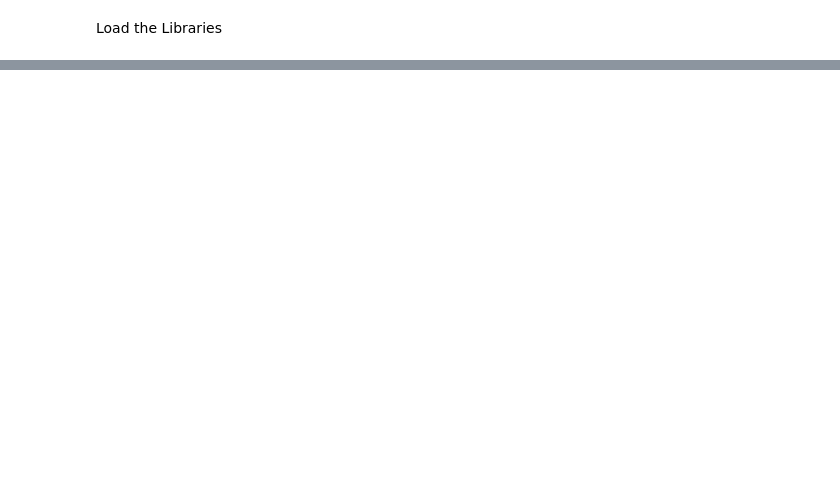
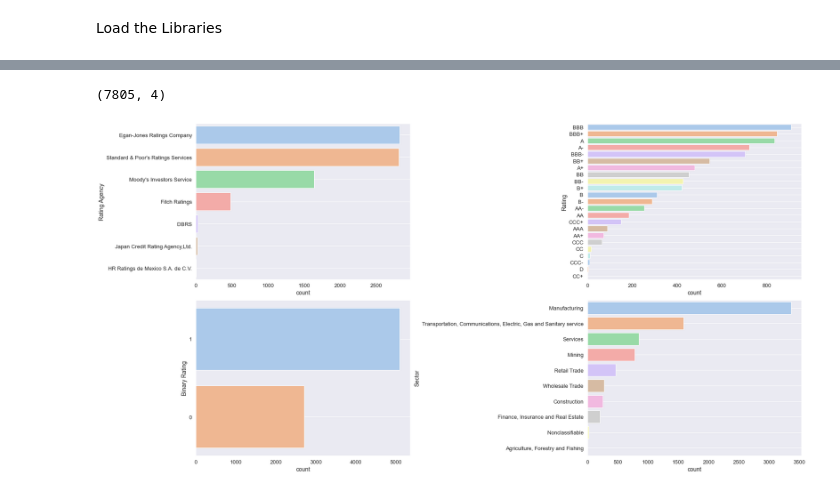
Before and after one commit to rishi-madhav/Udacity-Data-Scientist-Nanodegree, a Jupyter notebook: Udacity Data Science Capstone Project/Credit_Rating_Forecast.ipynb, the cells around one changed output, grey strips where cells are left out. Saved outputs shown, nothing was run; the diff lists cells and outputs as text; code cells hidden in the pictures; blank space fills up the shorter version.

```diff
--- a/Udacity Data Science Capstone Project/Credit_Rating_Forecast.ipynb
+++ b/Udacity Data Science Capstone Project/Credit_Rating_Forecast.ipynb
@@ -99,13 +2,0 @@ df1.head()
-# %%
-data = []
-for i in range(len(df_rating)):
-    code = df_rating['SIC Code'].iloc[i]
-    for j in range(len(SICRange_data)):
-        start = SICRange_data['Start'].iloc[j]
-        end = SICRange_data['End'].iloc[j]
-        if code >= start and code <= end:
-            data.append(SICRange_data['Sector'].iloc[j])
-            continue
-df_rating['Sector'] = data
-
-df_rating
@@ -156,0 +56,5 @@ Name: Rating, dtype: int64
+# %%
+df_rating = pd.read_csv('Corporate_Credit_Ratings.csv')
+
+print("The Credit Rating dataset has", df_rating.shape[0], "records, each with",df_rating.shape[1],"attributes.")
+df_rating.head()
@@ -156,0 +76,4 @@ Name: Rating, dtype: int64
+# %%
+# We will drop CIK, Ticker and SIC Code columns
+df_rating.drop(['CIK','Ticker','SIC Code'], axis=1, inplace=True)
+df_rating.head()
@@ -156,0 +144,15 @@ Name: Rating, dtype: int64
+# %%
+df_rating_cat = pd.DataFrame(df_rating, columns=['Rating Agency','Rating', 'Binary Rating', 'Sector'])
+df_rating_cat.columns
+df_rating_cat.shape
+# %% [output]
+(7805, 4)
+# %%
+plt.figure(figsize=(24,12), tight_layout=True)
+
+for i, col in enumerate(list(df_rating_cat)):
+    plt.subplot(2,2,i+1)
+    sns.countplot(y=df_rating_cat[col], label='data', palette="pastel", order=df_rating_cat[col].value_counts().index)
+    plt.grid()
+# %% [output]
+[figure, added]
```
Also changed, not shown: parts of 144 cells of this notebook.
